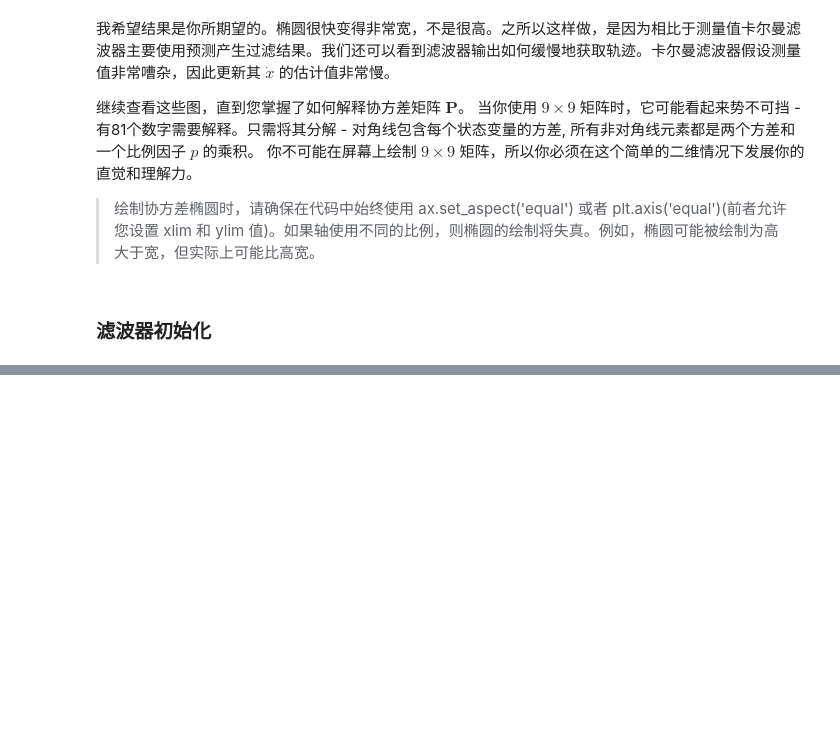
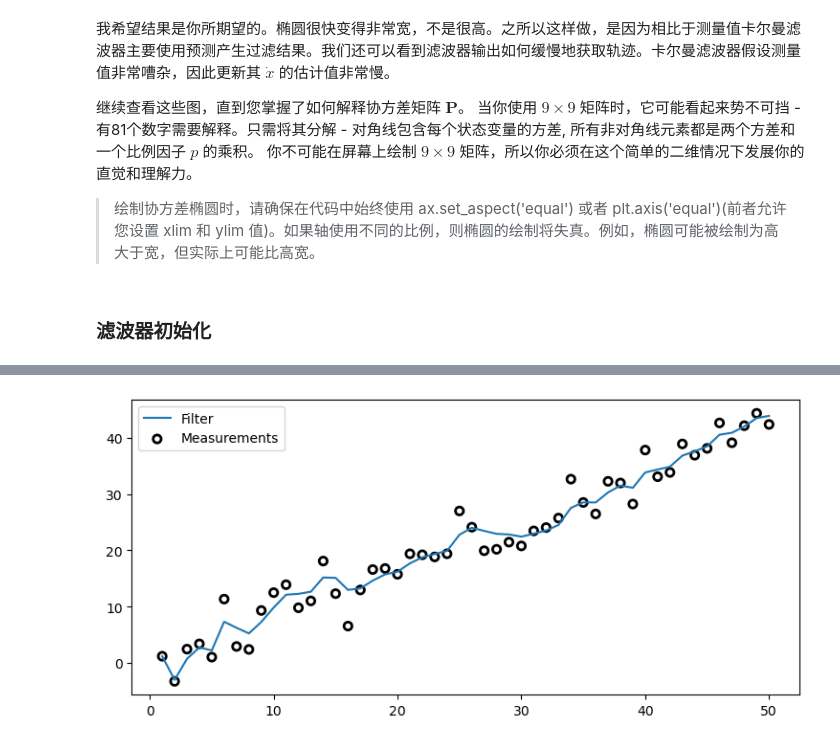
Before and after one commit to SunJianboGitHub/KalmanFilter, a Jupyter notebook: 06-多元卡尔曼滤波器.ipynb, the cells around one changed output, grey strips where cells are left out. Cells and saved outputs as stored; diff of their text form; code cells hidden in the pictures; blank space fills up the shorter version.

Commit message:
Multivariate-Kalman-Filters

```diff
--- a/06-多元卡尔曼滤波器.ipynb
+++ b/06-多元卡尔曼滤波器.ipynb
@@ -1563,0 +1628,12 @@ plot_covariances(R=200, Q=.2, count=5, title='$R = 200\, m^2$')
+# %%
+count = 50
+track, zs = compute_dog_data(10, .2, count)
+P = np.diag([500., 49.])
+f = pos_vel_filter(x=(0., 0.), R=3., Q=.02, P=P)
+xs, _, _, _ = f.batch_filter(zs)
+
+book_plots.plot_measurements(range(1, count + 1), zs)
+book_plots.plot_filter(range(1, count + 1), xs[:, 0])
+plt.legend(loc='best');
+# %% [output]
+[figure, added]
```
Also changed, not shown: parts of 8 cells of this notebook.
